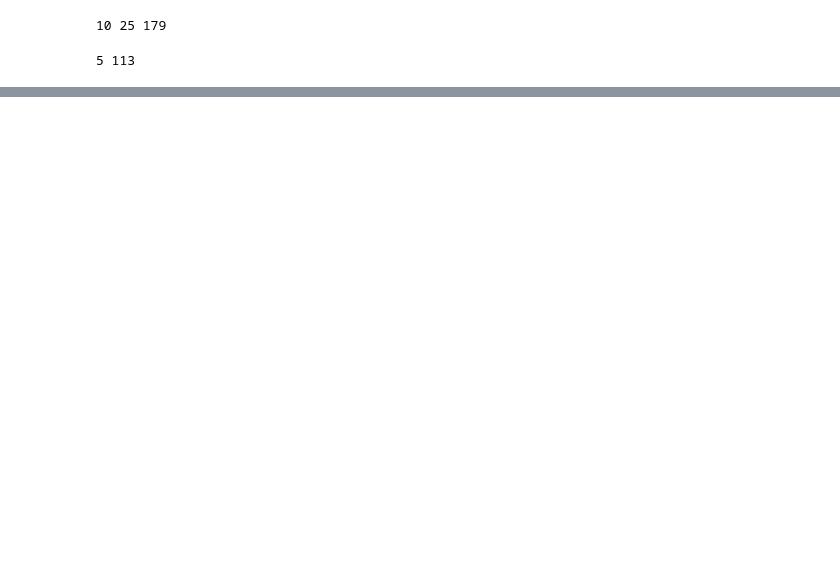
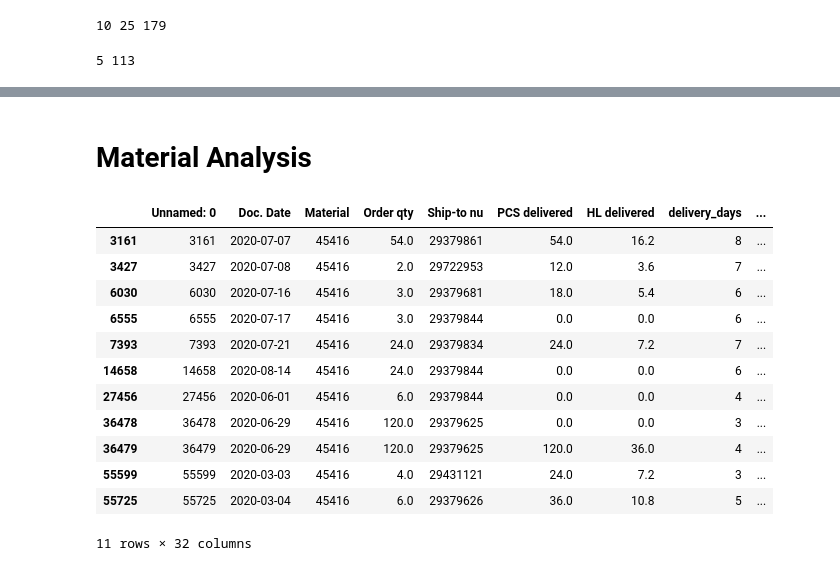
Before and after one commit to parikshitsam/Recommender-System, a Jupyter notebook: Cleaning the data.ipynb, the cells around one changed output, grey strips where cells are left out. Saved outputs shown, nothing was run; the diff lists cells and outputs as text; code cells hidden in the pictures; blank space fills up the shorter version.

```diff
--- a/Cleaning the data.ipynb
+++ b/Cleaning the data.ipynb
@@ -156,0 +232,19 @@ print(len(data.Groupement.unique()),
+# %% [markdown]
+# Material Analysis
+# %%
+material_ex = data[data['Material']== choice(data['Material'].unique())]
+material_ex
+# %% [output]
+|  | Unnamed: 0 | Doc. Date | Material | Order qty | Ship-to nu | PCS delivered | HL delivered | delivery_days | ... |
+| 3161 | 3161 | 2020-07-07 | 45416 | 54.0 | 29379861 | 54.0 | 16.2 | 8 | ... |
+| 3427 | 3427 | 2020-07-08 | 45416 | 2.0 | 29722953 | 12.0 | 3.6 | 7 | ... |
+| 6030 | 6030 | 2020-07-16 | 45416 | 3.0 | 29379681 | 18.0 | 5.4 | 6 | ... |
+| 6555 | 6555 | 2020-07-17 | 45416 | 3.0 | 29379844 | 0.0 | 0.0 | 6 | ... |
+| 7393 | 7393 | 2020-07-21 | 45416 | 24.0 | 29379834 | 24.0 | 7.2 | 7 | ... |
+| 14658 | 14658 | 2020-08-14 | 45416 | 24.0 | 29379844 | 0.0 | 0.0 | 6 | ... |
+| 27456 | 27456 | 2020-06-01 | 45416 | 6.0 | 29379844 | 0.0 | 0.0 | 4 | ... |
+| 36478 | 36478 | 2020-06-29 | 45416 | 120.0 | 29379625 | 0.0 | 0.0 | 3 | ... |
+| 36479 | 36479 | 2020-06-29 | 45416 | 120.0 | 29379625 | 120.0 | 36.0 | 4 | ... |
+| 55599 | 55599 | 2020-03-03 | 45416 | 4.0 | 29431121 | 24.0 | 7.2 | 3 | ... |
+| 55725 | 55725 | 2020-03-04 | 45416 | 6.0 | 29379626 | 36.0 | 10.8 | 5 | ... |
+11 rows × 32 columns
```
Also changed, not shown: parts of 22 cells of this notebook.
